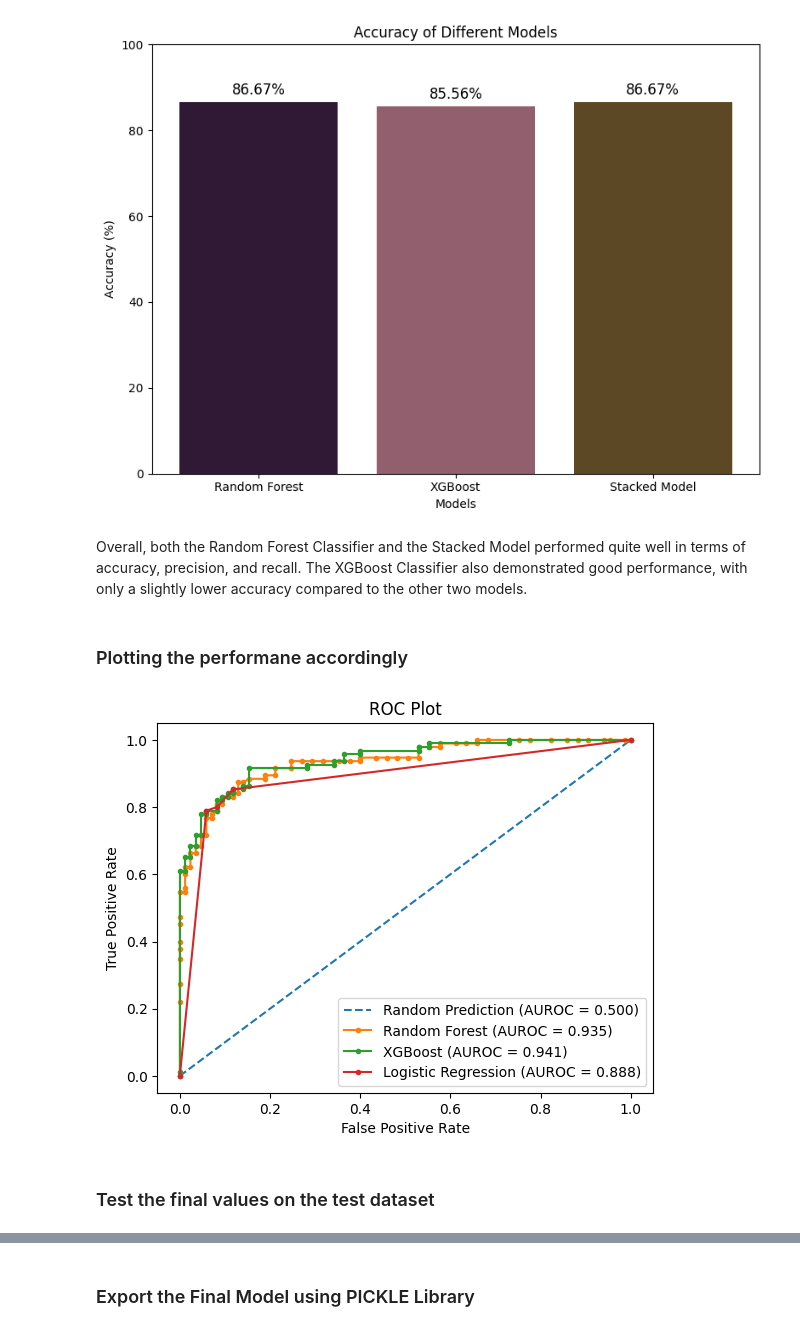
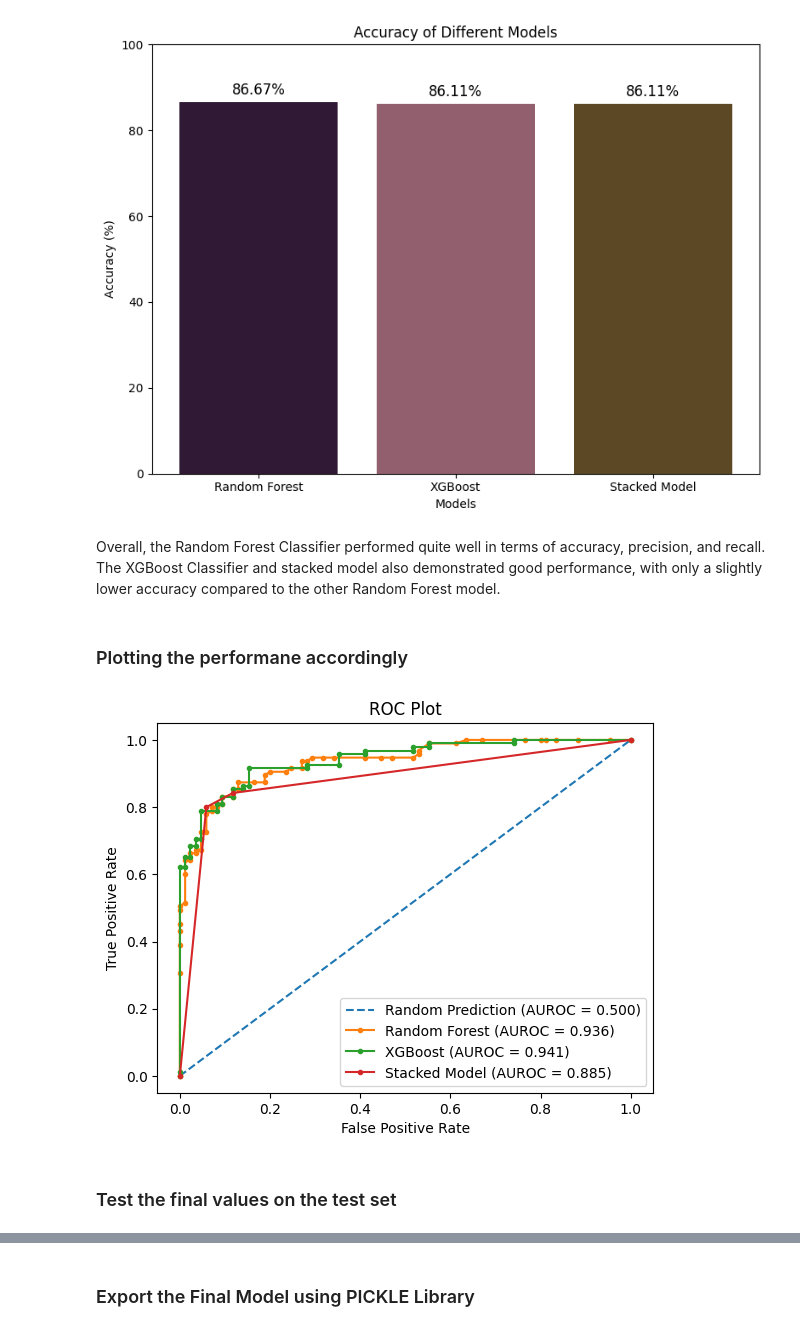
Before and after one commit to Kimchi21/Raisin-Grain-Prediction-Using-a-StackedEnsembleModel, a Jupyter notebook: Raisin_Classification_SEM.ipynb, the cells around one changed output, grey strips where cells are left out. Saved outputs shown, nothing was run; the diff lists cells and outputs as text; code cells hidden in the pictures.

Commit message:
Added prediction test to the other models

```diff
--- a/Raisin_Classification_SEM.ipynb
+++ b/Raisin_Classification_SEM.ipynb
@@ -236,16 +236,16 @@ Tuned Decision for Random Forest Best Parameters: {'n_estimators': 550, 'max_fea
 Best Score Generated is: 0.8625
 # %%
 rf_stack = RandomForestClassifier(
-                    n_estimators=550,
-                    max_depth=850,
+                    n_estimators=250,
+                    max_depth=400,
                     criterion = 'entropy',
-                    max_features = 'log2',)
+                    max_features = 'sqrt',)
 rf_stack.fit(X_train, y_train)
 rf_stack_train_prediction = rf_stack.predict(X_train)
 # %%
 randomforest_params = {
-    'n_estimators': 550,
-    'max_depth': 850,
+    'n_estimators': 250,
+    'max_depth': 400,
     'criterion': 'entropy',
-    'max_features': 'log2',
+    'max_features': 'sqrt',
 }
@@ -277,7 +277,7 @@ Best score is 0.8638888888888889:
 xgb_stack = XGBClassifier(objective = 'binary:logistic',
                     learning_rate=0.001,
                     n_estimators=1000,
-                    max_depth=6,
+                    max_depth=10,
                     gamma=0,
                     subsample=0.52,
                     colsample_bytree=0.6,
@@ -293,7 +293,7 @@ xgboost_params = {
     'objective': 'binary:logistic',
     'learning_rate': 0.001,
     'n_estimators': 1000,
-    'max_depth': 6,
+    'max_depth': 10,
     'gamma': 0,
     'subsample': 0.52,
     'colsample_bytree': 0.6,
@@ -464,7 +467,7 @@ plt.show()
 # %% [output]
 [figure]
 # %% [markdown]
-Overall, both the Random Forest Classifier and the Stacked Model performed quite well in terms of accuracy, precision, and recall. The XGBoost Classifier also demonstrated good performance, with only a slightly lower accuracy compared to the other two models.
+Overall, the Random Forest Classifier performed quite well in terms of accuracy, precision, and recall. The XGBoost Classifier and stacked model also demonstrated good performance, with only a slightly lower accuracy compared to the other Random Forest model.
 # %% [markdown]
 ### Plotting the performane accordingly
 # %%
@@ -491,16 +494,16 @@ sm_fpr, sm_tpr, _ = roc_curve(y_test, stacked_model_probs)
 # %%
 plt.plot(r_fpr, r_tpr, linestyle='--', label='Random Prediction (AUROC = %0.3f)' % r_auc)
 plt.plot(rfc_fpr, rfc_tpr, marker='.', label='Random Forest (AUROC = %0.3f)' % randomforest_auc)
 plt.plot(xgbc_fpr, xgbc_tpr, marker='.', label='XGBoost (AUROC = %0.3f)' % xgboost_auc)
-plt.plot(sm_fpr, sm_tpr, marker='.', label='Logistic Regression (AUROC = %0.3f)' % stacked_model_auc)
+plt.plot(sm_fpr, sm_tpr, marker='.', label='Stacked Model (AUROC = %0.3f)' % stacked_model_auc)
 
 plt.title('ROC Plot')
 plt.xlabel('False Positive Rate')
 plt.ylabel('True Positive Rate')
 plt.legend()
 plt.show()
 # %% [output]
-[figure, old version]
+[figure, new version]
 # %% [markdown]
-### Test the final values on the test dataset
+### Test the final values on the test set
 # %%
```
Also changed, not shown: parts of 12 cells of this notebook, 3 other files.
